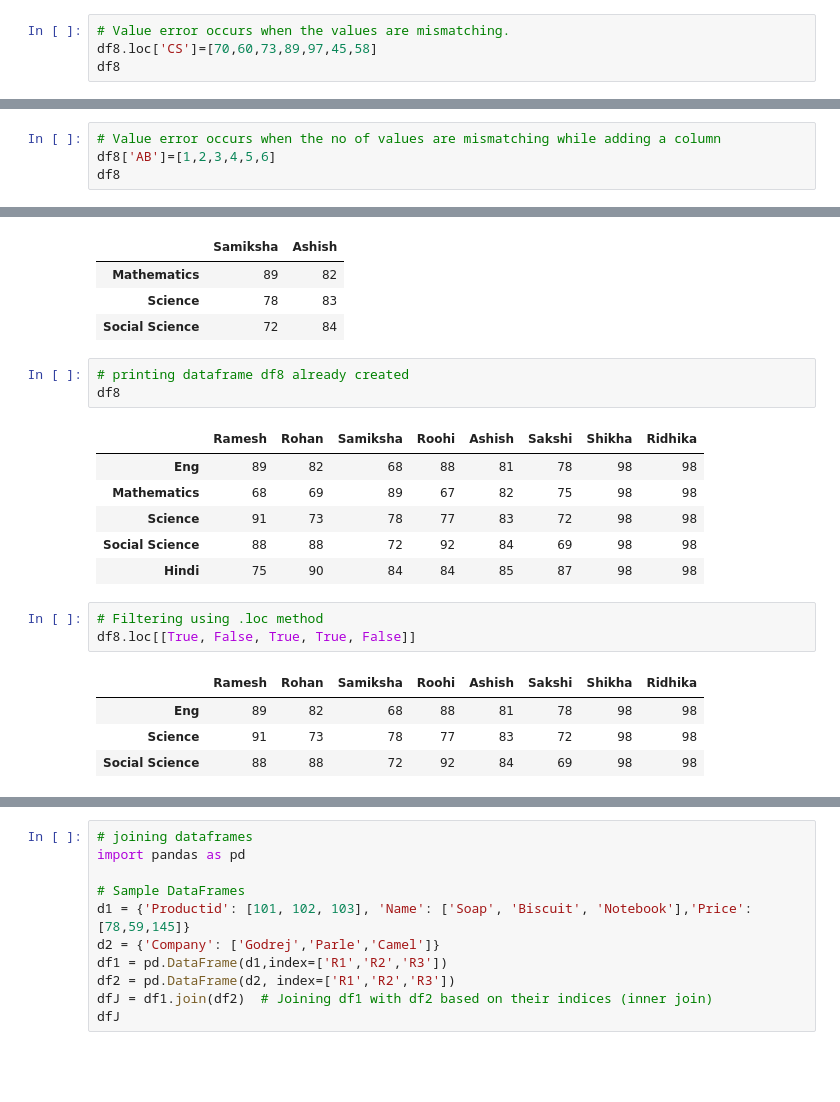
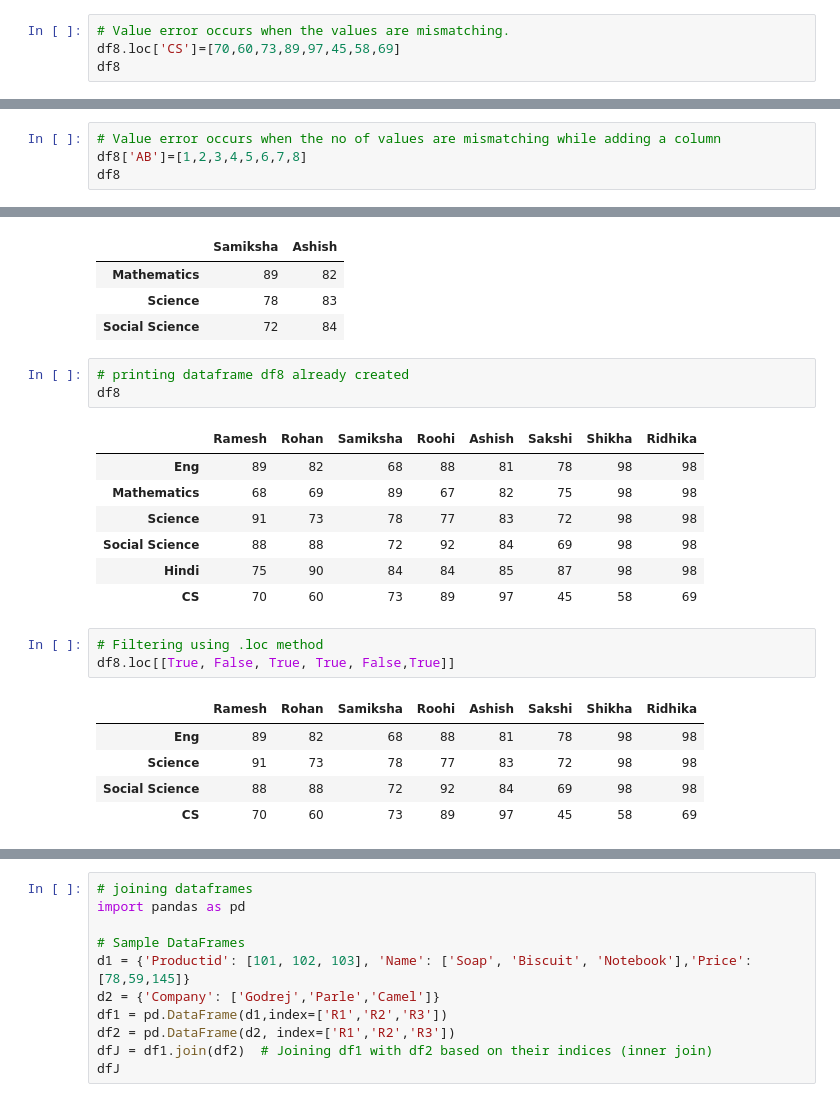
Before and after one commit to psaxena2001/class12, a Jupyter notebook: class 12 IPR Chapter 2 DataFrame.ipynb, the cells around one changed output, grey strips where cells are left out. Cells and saved outputs as stored; diff of their text form; blank space fills up the shorter version.

```diff
--- a/class 12 IPR Chapter 2 DataFrame.ipynb
+++ b/class 12 IPR Chapter 2 DataFrame.ipynb
@@ -461,6 +480,6 @@ df8
 | Hindi | 75 | 90 | 84 | 84 | 85 | 87 | 98 | 98 |
 # %%
 # Value error occurs when the values are mismatching.
-df8.loc['CS']=[70,60,73,89,97,45,58]
+df8.loc['CS']=[70,60,73,89,97,45,58,69]
 df8
 # %% [output]
@@ -468,5 +493,5 @@ ValueError: cannot set a row with mismatched columns
 # %%
 # Value error occurs when the no of values are mismatching while adding a column
-df8['AB']=[1,2,3,4,5,6]
+df8['AB']=[1,2,3,4,5,6,7,8]
 df8
 # %% [output]
@@ -825,14 +874,16 @@ df8
 | Science | 91 | 73 | 78 | 77 | 83 | 72 | 98 | 98 |
 | Social Science | 88 | 88 | 72 | 92 | 84 | 69 | 98 | 98 |
 | Hindi | 75 | 90 | 84 | 84 | 85 | 87 | 98 | 98 |
+| CS | 70 | 60 | 73 | 89 | 97 | 45 | 58 | 69 |
 # %%
 # Filtering using .loc method
-df8.loc[[True, False, True, True, False]]
+df8.loc[[True, False, True, True, False,True]]
 # %% [output]
 |  | Ramesh | Rohan | Samiksha | Roohi | Ashish | Sakshi | Shikha | Ridhika |
 | Eng | 89 | 82 | 68 | 88 | 81 | 78 | 98 | 98 |
 | Science | 91 | 73 | 78 | 77 | 83 | 72 | 98 | 98 |
 | Social Science | 88 | 88 | 72 | 92 | 84 | 69 | 98 | 98 |
+| CS | 70 | 60 | 73 | 89 | 97 | 45 | 58 | 69 |
 # %%
 #Joining, Merging and Concatenation of DataFrames
 import pandas as pd
```
Also changed, not shown: parts of 49 cells of this notebook.
